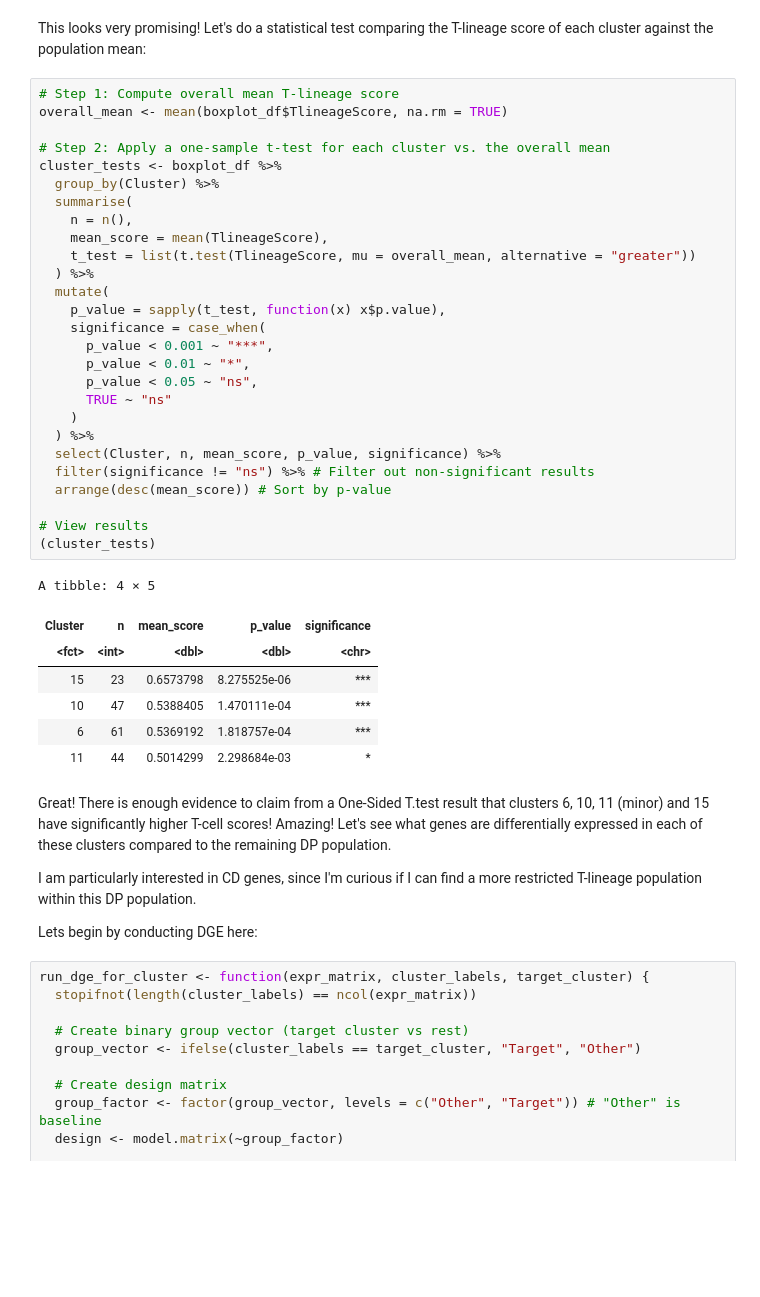
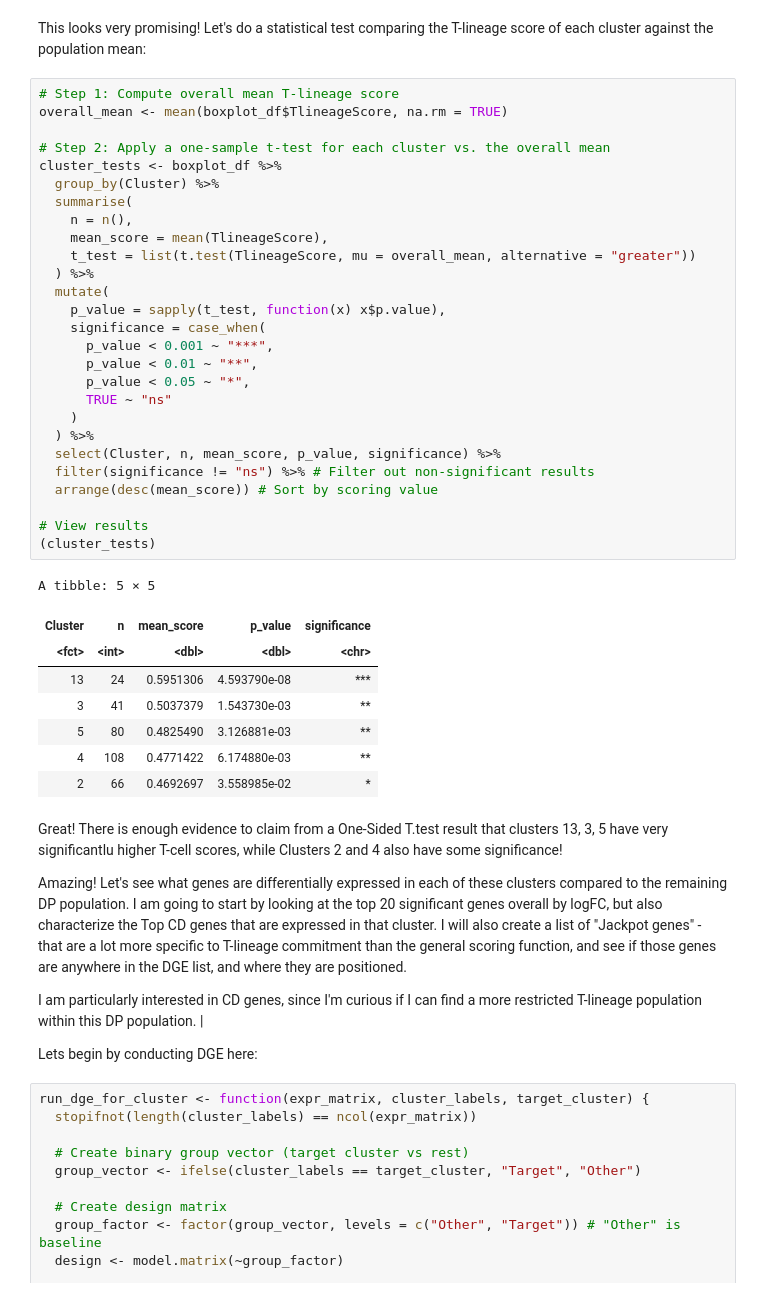
Before and after one commit to piyush-1903/ZandstraEaves_DirectedStudies, a Jupyter notebook: Aim3/Aim3_Analysis.ipynb, the cells around one changed output. Saved outputs shown, nothing was run; the diff lists cells and outputs as text; blank space fills up the shorter version.

```diff
--- a/Aim3/Aim3_Analysis.ipynb
+++ b/Aim3/Aim3_Analysis.ipynb
@@ -945,42 +876,45 @@ This looks very promising! Let's do a statistical test comparing the T-lineage s
 # %%
 # Step 1: Compute overall mean T-lineage score
 overall_mean <- mean(boxplot_df$TlineageScore, na.rm = TRUE)
 
 # Step 2: Apply a one-sample t-test for each cluster vs. the overall mean
 cluster_tests <- boxplot_df %>%
   group_by(Cluster) %>%
   summarise(
     n = n(),
     mean_score = mean(TlineageScore),
     t_test = list(t.test(TlineageScore, mu = overall_mean, alternative = "greater"))
   ) %>%
   mutate(
     p_value = sapply(t_test, function(x) x$p.value),
     significance = case_when(
       p_value < 0.001 ~ "***",
-      p_value < 0.01 ~ "*",
-      p_value < 0.05 ~ "ns",
+      p_value < 0.01 ~ "**",
+      p_value < 0.05 ~ "*",
       TRUE ~ "ns"
     )
   ) %>%
   select(Cluster, n, mean_score, p_value, significance) %>%
   filter(significance != "ns") %>% # Filter out non-significant results
-  arrange(desc(mean_score)) # Sort by p-value
+  arrange(desc(mean_score)) # Sort by scoring value
 
 # View results
 (cluster_tests)
 # %% [output]
-A tibble: 4 × 5
+A tibble: 5 × 5
 | Cluster | n | mean_score | p_value | significance |
 | <fct> | <int> | <dbl> | <dbl> | <chr> |
-| 15 | 23 | 0.6573798 | 8.275525e-06 | *** |
-| 10 | 47 | 0.5388405 | 1.470111e-04 | *** |
-| 6 | 61 | 0.5369192 | 1.818757e-04 | *** |
-| 11 | 44 | 0.5014299 | 2.298684e-03 | * |
+| 13 | 24 | 0.5951306 | 4.593790e-08 | *** |
+| 3 | 41 | 0.5037379 | 1.543730e-03 | ** |
+| 5 | 80 | 0.4825490 | 3.126881e-03 | ** |
+| 4 | 108 | 0.4771422 | 6.174880e-03 | ** |
+| 2 | 66 | 0.4692697 | 3.558985e-02 | * |
 # %% [markdown]
-Great! There is enough evidence to claim from a  One-Sided T.test result that clusters  6, 10, 11 (minor) and 15 have significantly higher T-cell scores! Amazing! Let's see what genes are differentially expressed in each of these clusters compared to the remaining DP population.
+Great! There is enough evidence to claim from a  One-Sided T.test result that clusters  13, 3, 5 have very significantlu higher T-cell scores, while Clusters 2 and 4 also have some significance!
 
-I am particularly interested in CD genes, since I'm curious if I can find a more restricted T-lineage population within this DP population.
+Amazing! Let's see what genes are differentially expressed in each of these clusters compared to the remaining DP population. I am going to start by looking at the top 20 significant genes overall by logFC, but also characterize the Top CD genes that are expressed in that cluster. I will also create a list of "Jackpot genes" - that are a lot more specific to T-lineage commitment than the general scoring function, and see if those genes are anywhere in the DGE list, and where they are positioned.
+
+I am particularly interested in CD genes, since I'm curious if I can find a more restricted T-lineage population within this DP population. |
 
 Lets begin by conducting DGE here:
 # %%
```
Also changed, not shown: parts of 26 cells of this notebook, 2 other files.
